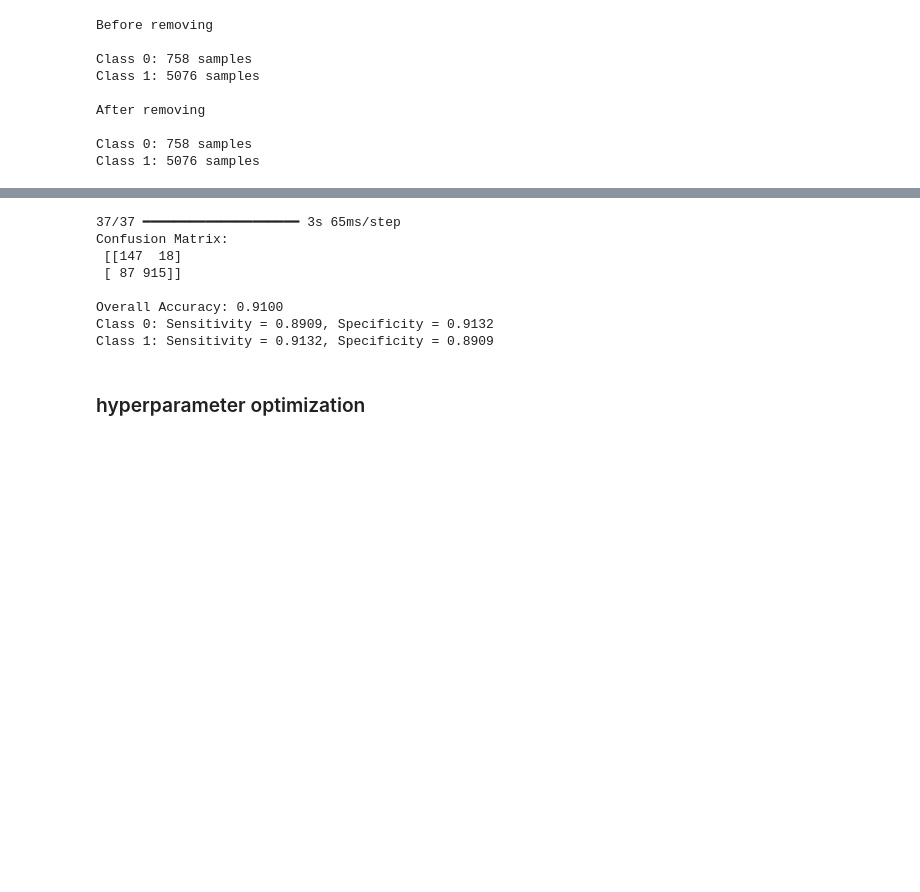
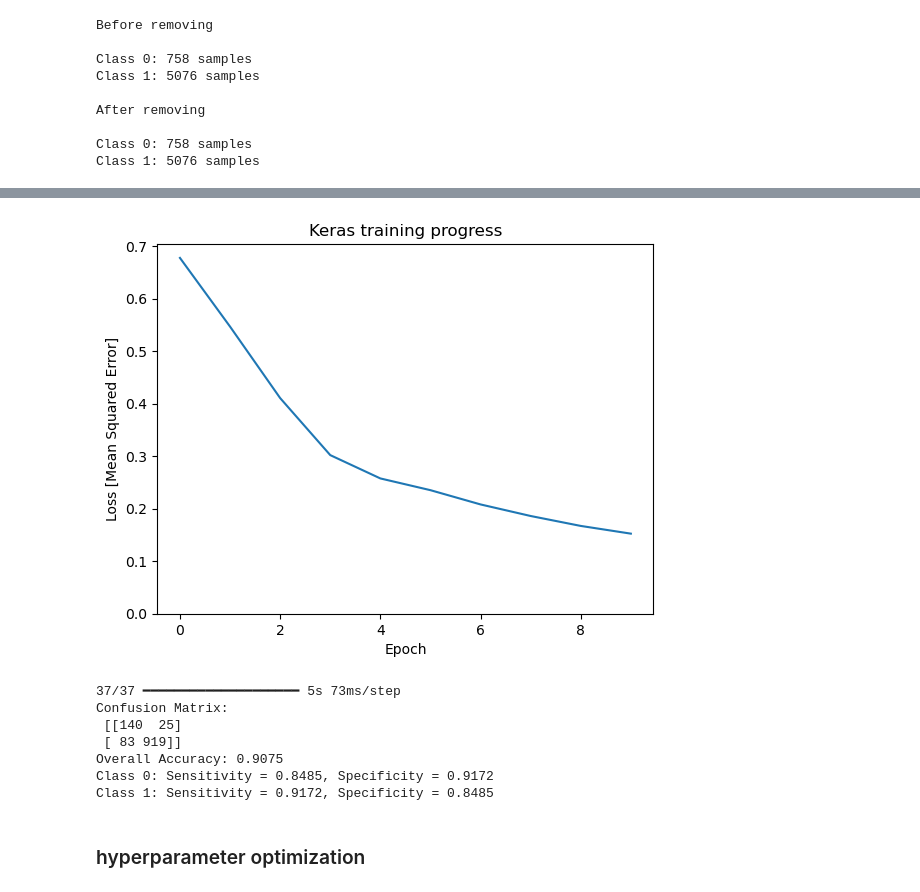
Before and after one commit to nihad-hh/ecg_classification, a Jupyter notebook: src/ml_pipeline.ipynb, the cells around one changed output, grey strips where cells are left out. Drawn from its saved outputs; the diff is of its cells as text; code cells hidden in the pictures; blank space fills up the shorter version.

```diff
--- a/src/ml_pipeline.ipynb
+++ b/src/ml_pipeline.ipynb
@@ -161,6 +183,39 @@ def extract_center_5s(signals, target_length=600):
         processed.append(segment)
 
     return np.array(processed, dtype=np.float32)
+# %%
+def sliding_window_5s(signals, window_size=600, stride=1):
+    """
+    Extract overlapping 5-second windows using sliding window technique.
+
+    Parameters:
+        signals: array-like of 1D numpy arrays (downsampled ECG signals)
+        window_size: number of samples in one window (default is 600)
+        stride: number of samples to slide the window (default is 1)
+
+    Returns:
+        list of np.ndarray, each array of shape (num_windows, window_size)
+    """
+    all_windows = []
+
+    for signal in signals:
+        sig_len = len(signal)
+        if sig_len < window_size:
+            # Pad with zeros to allow a single window
+            pad_len = window_size - sig_len
+            pad_left = pad_len // 2
+            pad_right = pad_len - pad_left
+            signal = np.pad(signal, (pad_left, pad_right), mode='constant')
+            sig_len = len(signal)
+
+        num_windows = 1 + (sig_len - window_size) // stride
+        windows = np.stack([
+            signal[i:i+window_size]
+            for i in range(0, sig_len - window_size + 1, stride)
+        ])
+        all_windows.append(windows.astype(np.float32))
+
+    return all_windows
 # %%
 # Per-signal z-score normalization (recommended for ECG)
 # signals_short = (signals_short - signals_short.mean(axis=1, keepdims=True)) / (signals_short.std(axis=1, keepdims=True) + 1e-8)
@@ -674,6 +729,7 @@ signal_seconds = 5
 sampling_freq = 120
 signal_len = signal_seconds * sampling_freq
 X = extract_center_5s(signals=X_normalised, target_length=signal_len)
+X = sliding_window_5s(signals, window_size=600, stride=1)
 
 X_train, X_test, y_train, y_test = sklearn.model_selection.train_test_split(
     X, y, test_size=0.2, random_state=42)
@@ -723,5 +779,11 @@ history = model.fit(
     validation_split=0.2,
     verbose=1,
 )
+
+plt.plot(history.history['loss'])
+plt.xlabel('Epoch')
+plt.ylim([0, max(plt.ylim())])
+plt.ylabel('Loss [Mean Squared Error]')
+plt.title('Keras training progress');
 # %% [output]
 Epoch 1/10
@@ -747,16 +809,16 @@ Epoch 10/10
+[figure, added]
 # %%
 val_accs = run_kfold_cross_validation(X=X, y=y, build_model_fn=build_custom_vgg_1d, num_folds=10, epochs=10, batch_size=32)
 # %%
 evaluate_model(model=model, X_test=X_test, y_test=y_test)
 # %% [output]
-37/37 ━━━━━━━━━━━━━━━━━━━━ 3s 65ms/step
+37/37 ━━━━━━━━━━━━━━━━━━━━ 5s 73ms/step
 Confusion Matrix:
- [[147  18]
- [ 87 915]]
-
-Overall Accuracy: 0.9100
-Class 0: Sensitivity = 0.8909, Specificity = 0.9132
-Class 1: Sensitivity = 0.9132, Specificity = 0.8909
+ [[140  25]
+ [ 83 919]]
+Overall Accuracy: 0.9075
+Class 0: Sensitivity = 0.8485, Specificity = 0.9172
+Class 1: Sensitivity = 0.9172, Specificity = 0.8485
 # %% [markdown]
 ### hyperparameter optimization
 # %%
```
Also changed, not shown: parts of 8 cells of this notebook.
